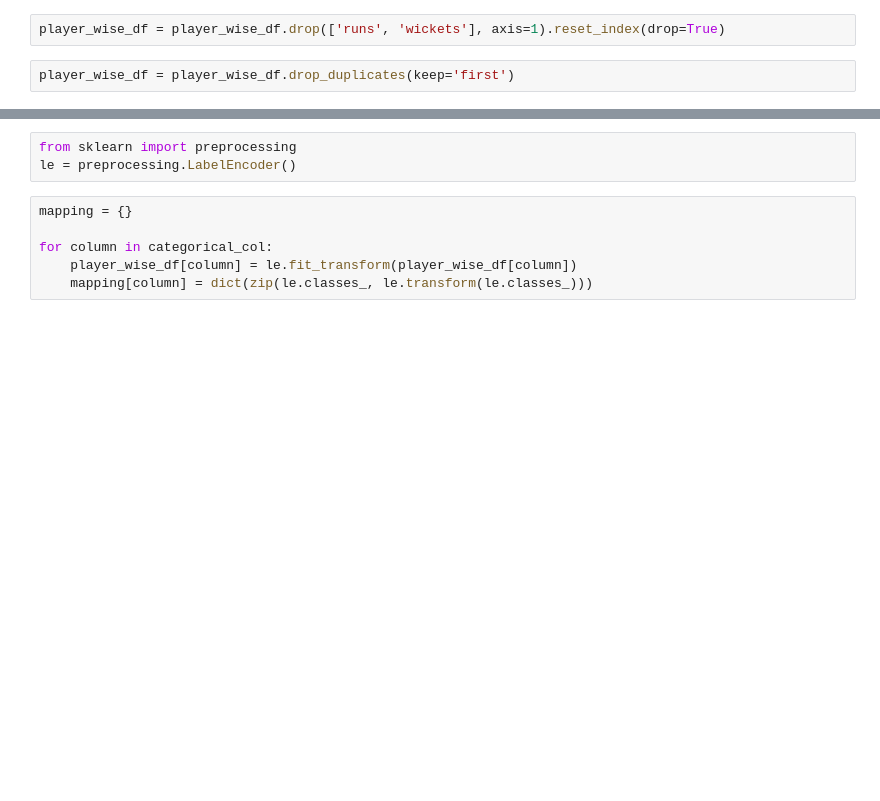
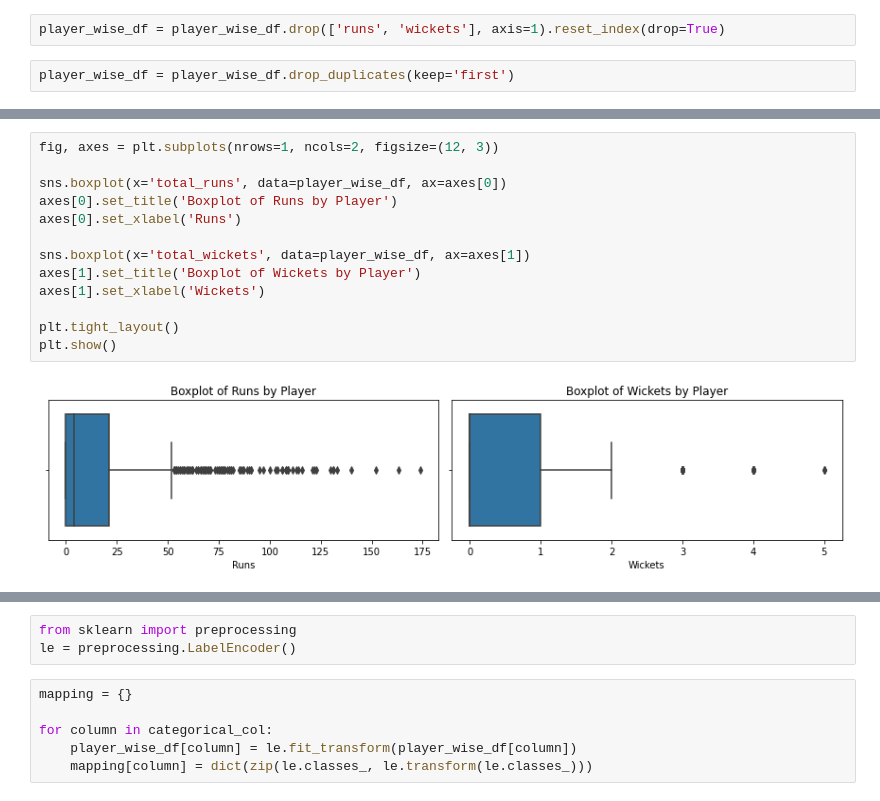
Before and after one commit to NancyPatel11/Data-Mining-Course-Project-3, a Jupyter notebook: code_files/total_runs_wickets_prediction.ipynb, the cells around one changed output, grey strips where cells are left out. Saved outputs shown, nothing was run; the diff lists cells and outputs as text; blank space fills up the shorter version.

```diff
--- a/code_files/total_runs_wickets_prediction.ipynb
+++ b/code_files/total_runs_wickets_prediction.ipynb
@@ -206,0 +293,15 @@ categorical_col
+# %%
+fig, axes = plt.subplots(nrows=1, ncols=2, figsize=(12, 3))
+
+sns.boxplot(x='total_runs', data=player_wise_df, ax=axes[0])
+axes[0].set_title('Boxplot of Runs by Player')
+axes[0].set_xlabel('Runs')
+
+sns.boxplot(x='total_wickets', data=player_wise_df, ax=axes[1])
+axes[1].set_title('Boxplot of Wickets by Player')
+axes[1].set_xlabel('Wickets')
+
+plt.tight_layout()
+plt.show()
+# %% [output]
+[figure, added]
```
Also changed, not shown: parts of 44 cells of this notebook, 1 other file.
